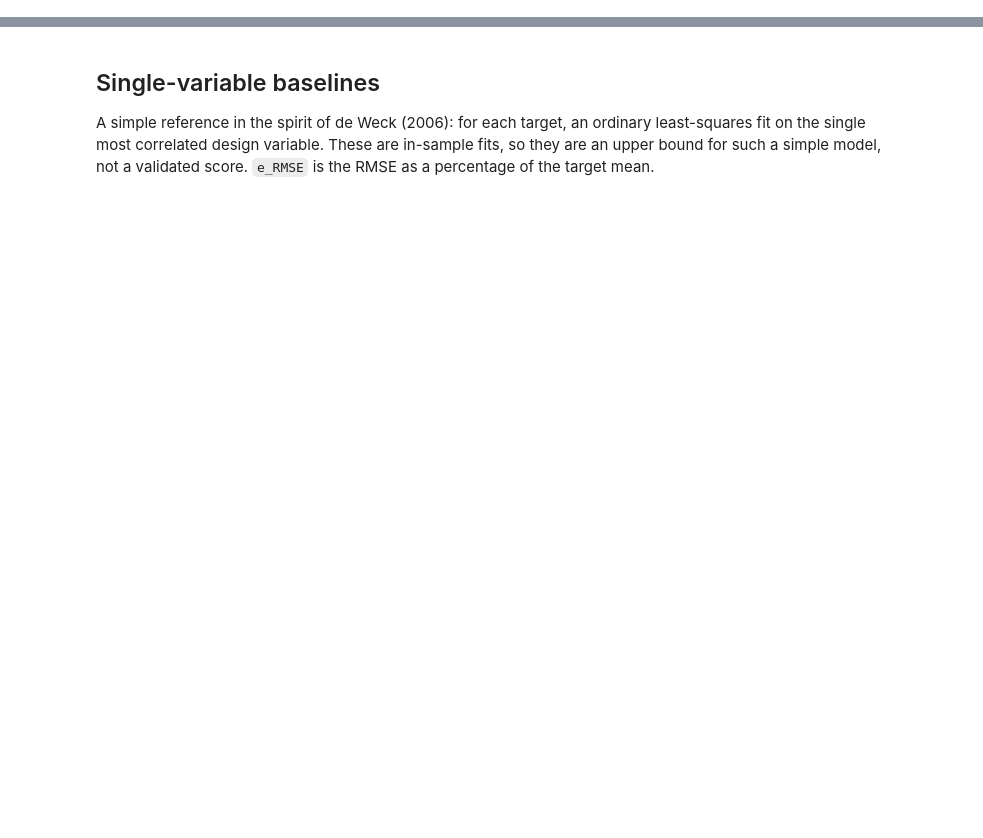
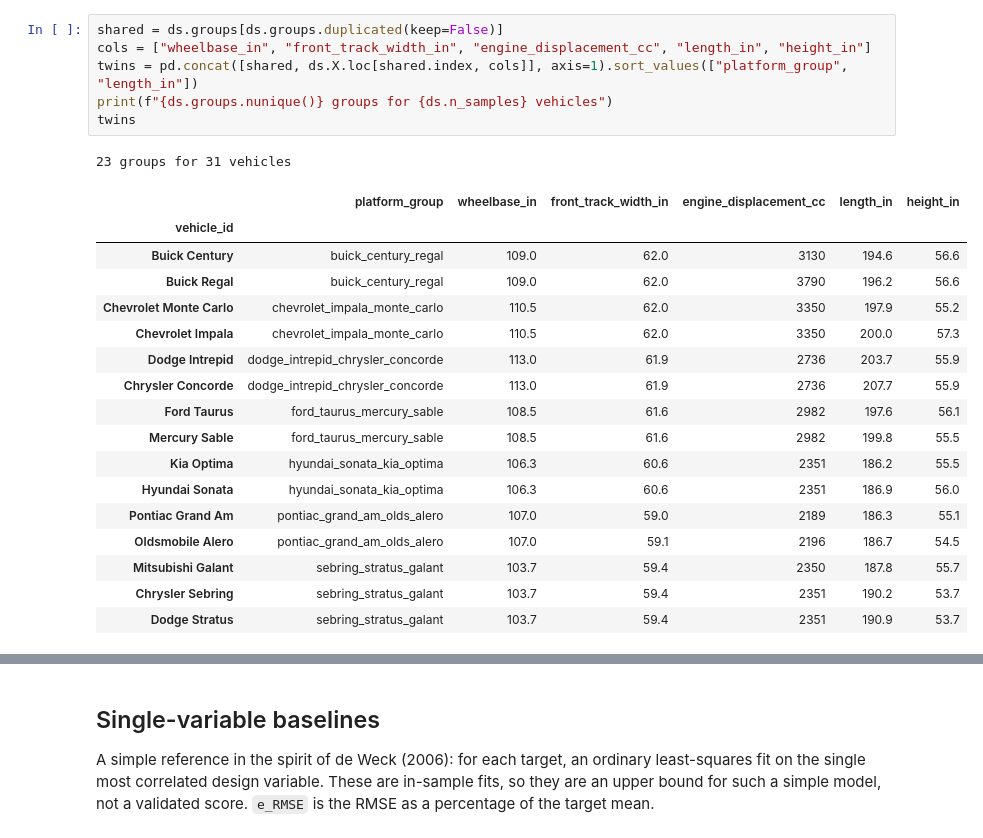
Before and after one commit to kivanho/small-data-model-selection, a Jupyter notebook: notebooks/01_explore_data.ipynb, the cells around one changed output, grey strips where cells are left out. Saved outputs shown, nothing was run; the diff lists cells and outputs as text; blank space fills up the shorter version.

```diff
--- a/notebooks/01_explore_data.ipynb
+++ b/notebooks/01_explore_data.ipynb
@@ -35,3 +70,28 @@ summary.round(2)
+# %%
+shared = ds.groups[ds.groups.duplicated(keep=False)]
+cols = ["wheelbase_in", "front_track_width_in", "engine_displacement_cc", "length_in", "height_in"]
+twins = pd.concat([shared, ds.X.loc[shared.index, cols]], axis=1).sort_values(["platform_group", "length_in"])
+print(f"{ds.groups.nunique()} groups for {ds.n_samples} vehicles")
+twins
+# %% [output]
+23 groups for 31 vehicles
+|  | platform_group | wheelbase_in | front_track_width_in | engine_displacement_cc | length_in | height_in |
+| vehicle_id |  |  |  |  |  |  |
+| Buick Century | buick_century_regal | 109.0 | 62.0 | 3130 | 194.6 | 56.6 |
+| Buick Regal | buick_century_regal | 109.0 | 62.0 | 3790 | 196.2 | 56.6 |
+| Chevrolet Monte Carlo | chevrolet_impala_monte_carlo | 110.5 | 62.0 | 3350 | 197.9 | 55.2 |
+| Chevrolet Impala | chevrolet_impala_monte_carlo | 110.5 | 62.0 | 3350 | 200.0 | 57.3 |
+| Dodge Intrepid | dodge_intrepid_chrysler_concorde | 113.0 | 61.9 | 2736 | 203.7 | 55.9 |
+| Chrysler Concorde | dodge_intrepid_chrysler_concorde | 113.0 | 61.9 | 2736 | 207.7 | 55.9 |
+| Ford Taurus | ford_taurus_mercury_sable | 108.5 | 61.6 | 2982 | 197.6 | 56.1 |
+| Mercury Sable | ford_taurus_mercury_sable | 108.5 | 61.6 | 2982 | 199.8 | 55.5 |
+| Kia Optima | hyundai_sonata_kia_optima | 106.3 | 60.6 | 2351 | 186.2 | 55.5 |
+| Hyundai Sonata | hyundai_sonata_kia_optima | 106.3 | 60.6 | 2351 | 186.9 | 56.0 |
+| Pontiac Grand Am | pontiac_grand_am_olds_alero | 107.0 | 59.0 | 2189 | 186.3 | 55.1 |
+| Oldsmobile Alero | pontiac_grand_am_olds_alero | 107.0 | 59.1 | 2196 | 186.7 | 54.5 |
+| Mitsubishi Galant | sebring_stratus_galant | 103.7 | 59.4 | 2350 | 187.8 | 55.7 |
+| Chrysler Sebring | sebring_stratus_galant | 103.7 | 59.4 | 2351 | 190.2 | 53.7 |
+| Dodge Stratus | sebring_stratus_galant | 103.7 | 59.4 | 2351 | 190.9 | 53.7 |
 # %% [markdown]
 ## Correlation between design variables and functional attributes
 
```
Also changed, not shown: parts of 10 cells of this notebook, 11 other files.
